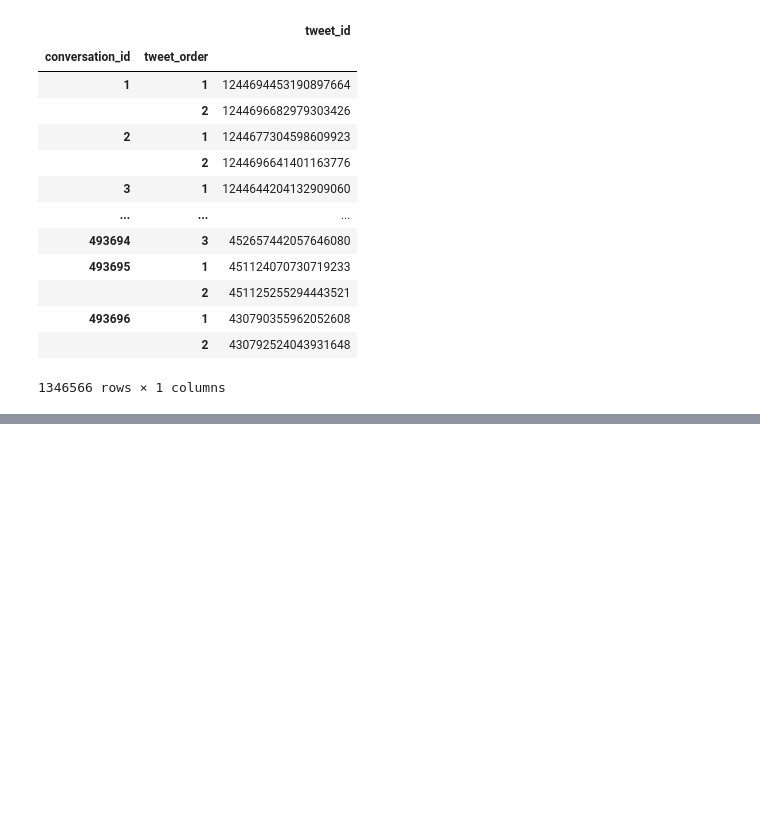
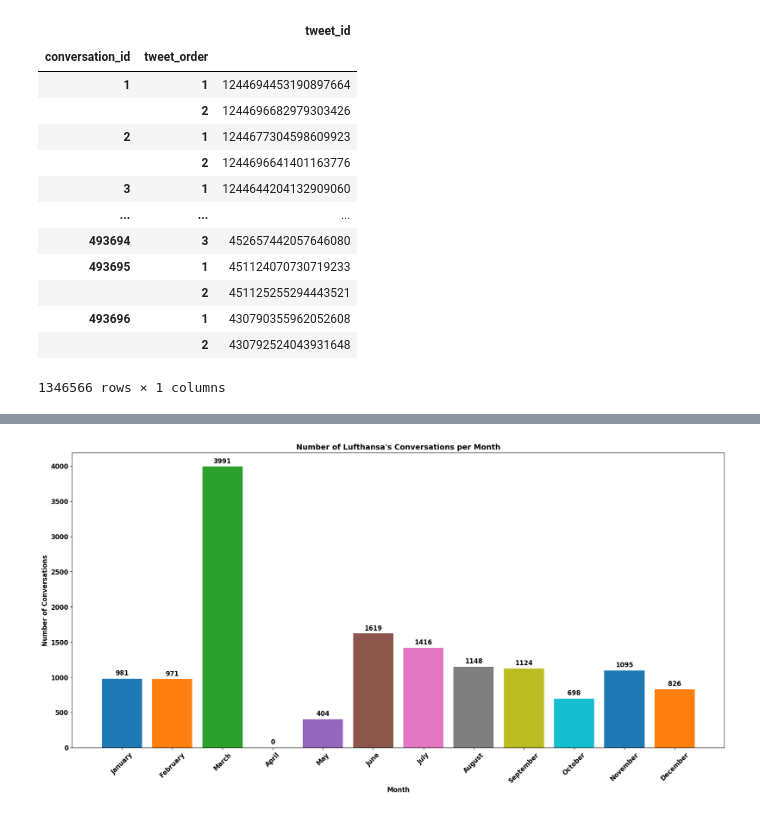
Before and after one commit to skyrimer/DBL-Micro-Soft, a Jupyter notebook: Split 2/EDA.ipynb, the cells around one changed output, grey strips where cells are left out. Cells and saved outputs as stored; diff of their text form; code cells hidden in the pictures; blank space fills up the shorter version.

```diff
--- a/Split 2/EDA.ipynb
+++ b/Split 2/EDA.ipynb
@@ -145,0 +277,35 @@ df_conversations
+# %%
+df_luft = df_reset[df_reset['user_id'] == COMPANY_NAME_TO_ID["Lufthansa"]].copy()
+
+df_luft['tweet_creation_time'] = pd.to_datetime(df_luft['tweet_creation_time'])
+
+# Extract the first tweet's creation time for each conversation
+first_tweet_times = df_luft.groupby('conversation_id')['tweet_creation_time'].min()
+
+# Extract the month name from the tweet creation time
+first_tweet_times_month = first_tweet_times.dt.month_name()
+
+# Group by month name and count the number of conversations
+conversations_per_month = first_tweet_times_month.value_counts().reindex([
+    'January', 'February', 'March', 'April', 'May', 'June',
+    'July', 'August', 'September', 'October', 'November', 'December'
+], fill_value=0)
+
+# Define a discrete colormap
+colors = list(mcolors.TABLEAU_COLORS.values())
+
+# Plot the bar chart
+plt.figure(figsize=(22, 10))
+bars = plt.bar(conversations_per_month.index, conversations_per_month.values, color=colors[:len(conversations_per_month)])
+plt.xlabel('Month', fontsize=12, fontweight='bold')
+plt.ylabel('Number of Conversations', fontsize=12, fontweight='bold')
+plt.title("Number of Lufthansa's Conversations per Month", fontsize=14, fontweight='bold')
+plt.xticks(rotation=45, fontsize=12, fontweight='bold')
+plt.yticks(fontsize=12, fontweight='bold')
+
+# Add data labels on top of each bar
+for bar in bars:
+    yval = bar.get_height()
+    plt.text(bar.get_x() + bar.get_width() / 2, yval + 50, int(yval), ha='center', fontsize=12, fontweight='bold');
+# %% [output]
+[figure, added]
```
Also changed, not shown: parts of 26 cells of this notebook, 1 other file.
